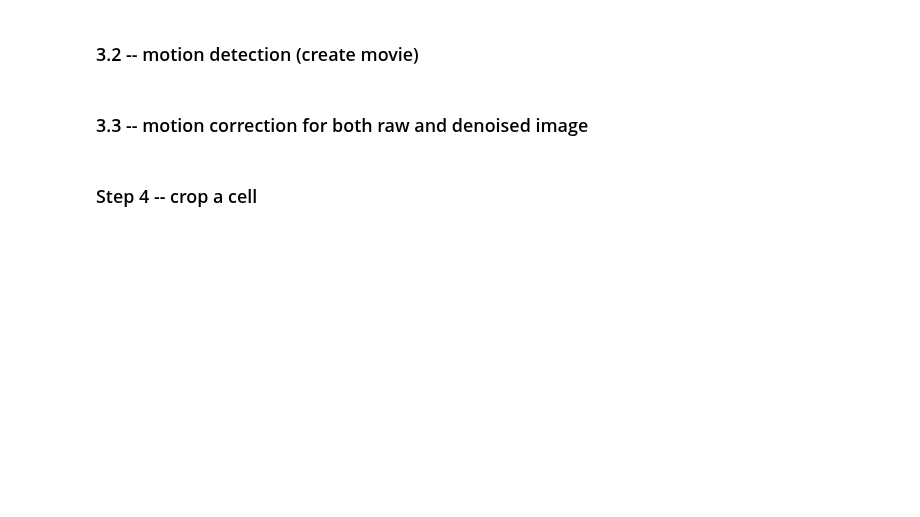
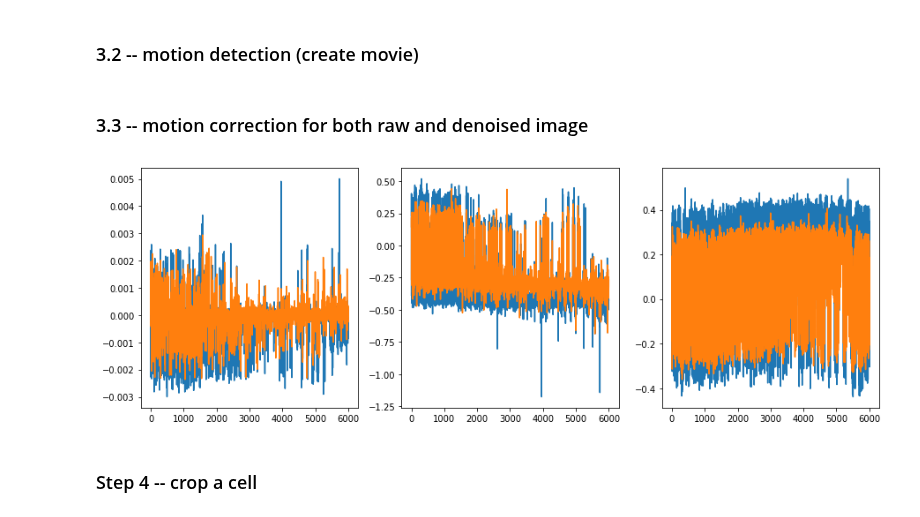
Before and after one commit to zqwei/fish_processing, a Jupyter notebook: notebooks/pixelNoise_motionCorrection.ipynb, the cells around one changed output. Cells and saved outputs as stored; diff of their text form; code cells hidden in the pictures; blank space fills up the shorter version.

```diff
--- a/notebooks/pixelNoise_motionCorrection.ipynb
+++ b/notebooks/pixelNoise_motionCorrection.ipynb
@@ -36,7 +39,7 @@ plt.show()
 # %% [markdown]
 ### Step 2 -- simple denoising
 # %%
-cameraNoiseMat = '//dm11/ahrenslab/Ziqiang/gainMat/gainMat20180208'
+cameraNoiseMat = '/groups/ahrens/ahrenslab/Ziqiang/gainMat/gainMat20180208'
 # %%
 offset = np.load(cameraNoiseMat +'/offset_mat.npy')
 gain = np.load(cameraNoiseMat +'/gain_mat.npy')
@@ -81,15 +81,0 @@ imgDMotionVar = np.zeros((len(imgStackMotion), 3))
-# %%
-fix = imgStack[0]
-fix_ = imgD_[0]
-for nFrame in range(1, len(imgStack)):
-    print(nFrame)
-    move = imgStack[nFrame]
-    move_ = imgD_[nFrame]
-    trans_affine = trans.estimate_rigid2d(fix, move)
-    imgStackMotion[nFrame] = trans_affine.transform(move)
-    trans_mat = trans_affine.affine
-    imgStackMotionVar[nFrame] = np.array([trans_mat[0, 1]/trans_mat[0, 0], trans_mat[0, 2], trans_mat[1, 2]])
-    trans_affine = trans.estimate_rigid2d(fix_, move_)
-    imgDMotion[nFrame] = trans_affine.transform(move_)
-    trans_mat = trans_affine.affine
-    imgDMotionVar[nFrame] = np.array([trans_mat[0, 1]/trans_mat[0, 0], trans_mat[0, 2], trans_mat[1, 2]])
@@ -96,9 +84,29 @@ for nFrame in range(1, len(imgStack)):
+# %%
+fix = imgStack[0]
+fix_ = imgD_[0]
+
+def regidStacks(move, fix=fix):
+    if move.ndim < 3:
+        move = move[np.newaxis, :]
+    trans_move = move.copy()
+    move_list = []
+    for nframe, move_ in enumerate(move):
+        trans_affine = trans.estimate_rigid2d(fix, move_)
+        trans_mat = trans_affine.affine
+        trans_move[nframe] = trans_affine.transform(move_)
+        move_list.append([trans_mat[0, 1]/trans_mat[0, 0], trans_mat[0, 2], trans_mat[1, 2]])
+    return trans_move, move_list
+# %%
+imgStackMotion, imgStackMotionVar = parallel_to_chunks(regidStacks, 0, imgStack[1:], fix=fix)
+imgDMotion, imgDMotionVar = parallel_to_chunks(regidStacks, 0, imgD_[1:], fix=fix_)
 # %%
-f, ax = plt.subplots(1, 3)
+f, ax = plt.subplots(1, 3, figsize = (15, 5))
 for nplot in range(3):
-    ax[nplot].plot(imgStackMotionVar[:, nplot])
+    ax[nplot].plot(imgStackMotionVar[:, nplot]) # phase, x, y
     ax[nplot].plot(imgDMotionVar[:, nplot])
 plt.show()
+# %% [output]
+[figure, added]
 # %%
 np.save('imgStackMotion', imgStackMotion)
 np.save('imgStackMotionVar', imgStackMotionVar)
```
Also changed, not shown: parts of 16 cells of this notebook, 4 other files.
